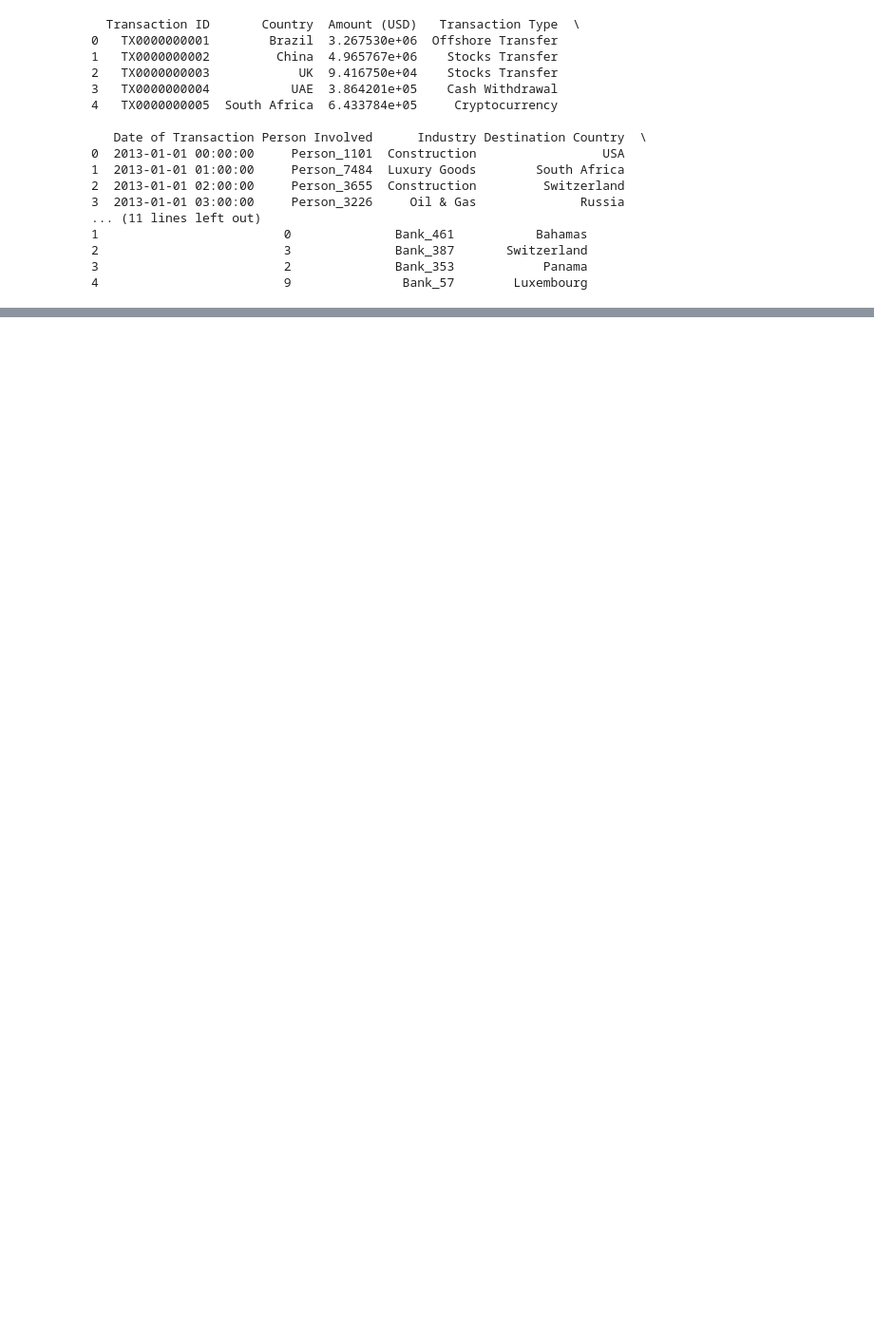
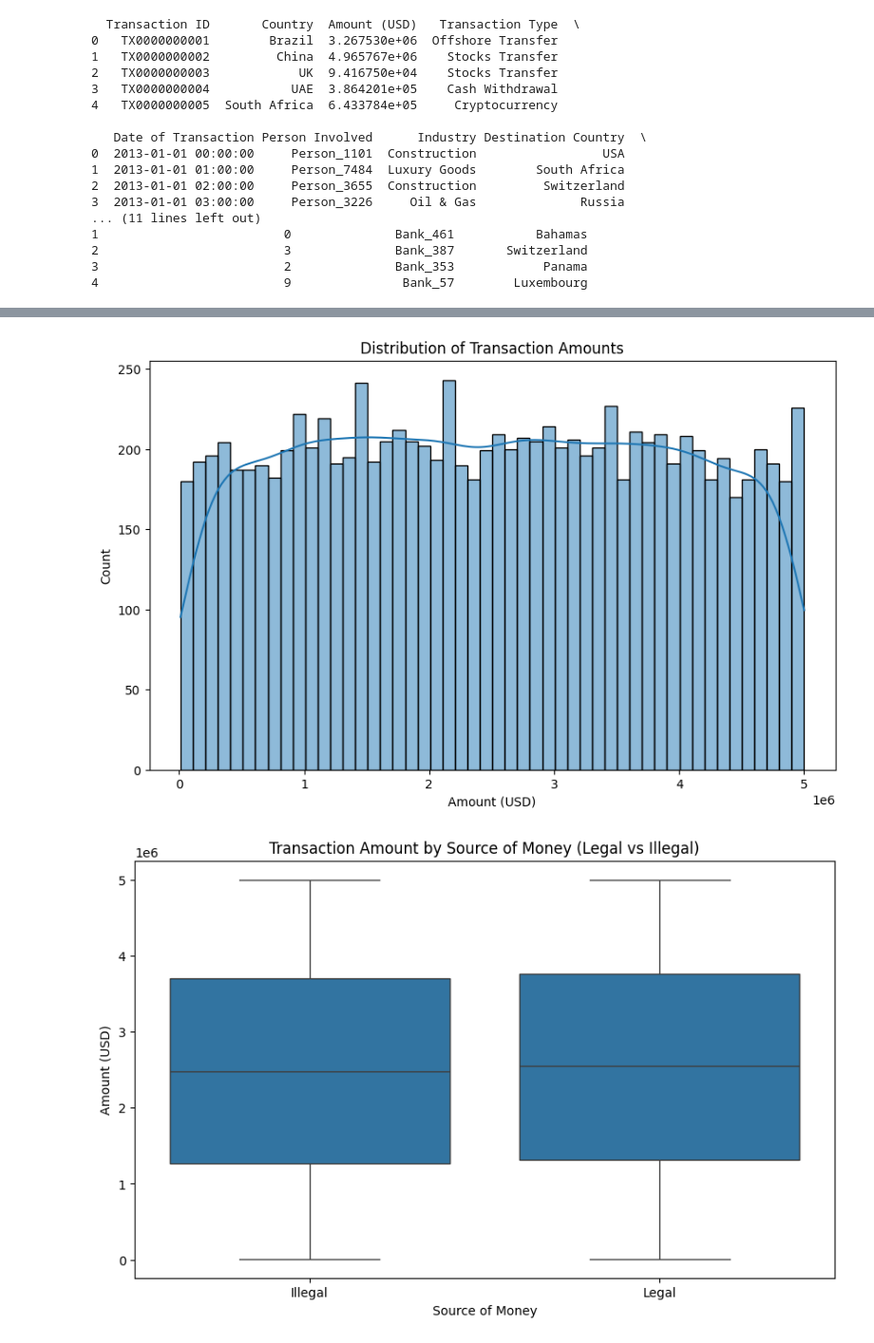
Before and after one commit to edgar-rosales95/Final_505, a Jupyter notebook: Final_505.ipynb, the cells around one changed output, grey strips where cells are left out. Shown at 95% size. Cells and saved outputs as stored; diff of their text form; code cells hidden in the pictures; blank space fills up the shorter version.

```diff
--- a/Final_505.ipynb
+++ b/Final_505.ipynb
@@ -35,0 +77,15 @@ print(df.head(5))
+# %%
+# Distribution of transaction amount
+plt.figure(figsize=(10, 6))
+sns.histplot(df['Amount (USD)'], bins=50, kde=True)
+plt.title('Distribution of Transaction Amounts')
+plt.show()
+
+# Boxplot to compare Amount by Source of Money
+plt.figure(figsize=(10, 6))
+sns.boxplot(x='Source of Money', y='Amount (USD)', data=df)
+plt.title('Transaction Amount by Source of Money (Legal vs Illegal)')
+plt.show()
+# %% [output]
+[figure, added]
+[figure, added]
```
Also changed, not shown: parts of 5 cells of this notebook.
